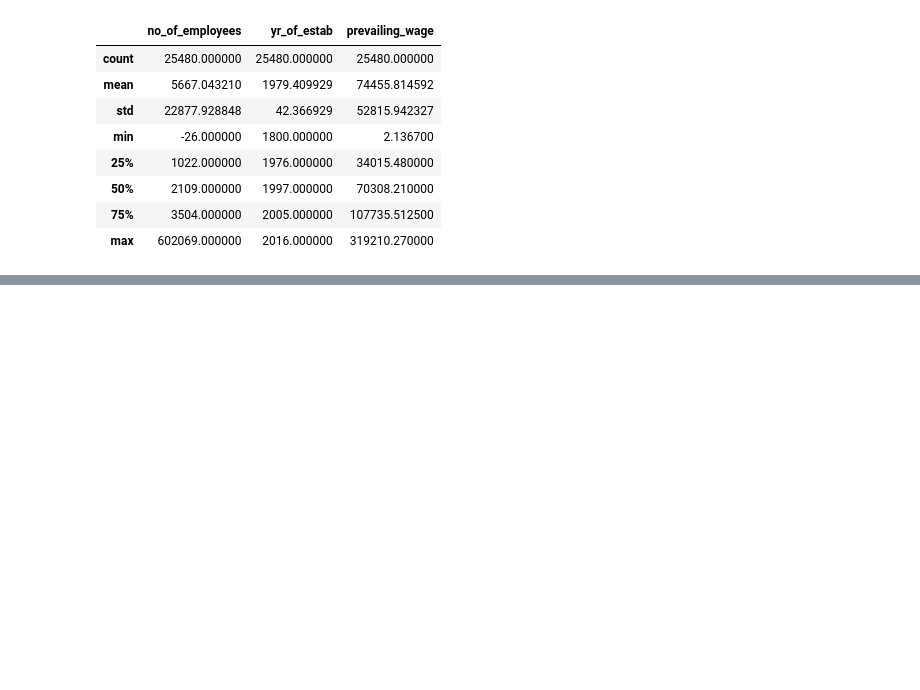
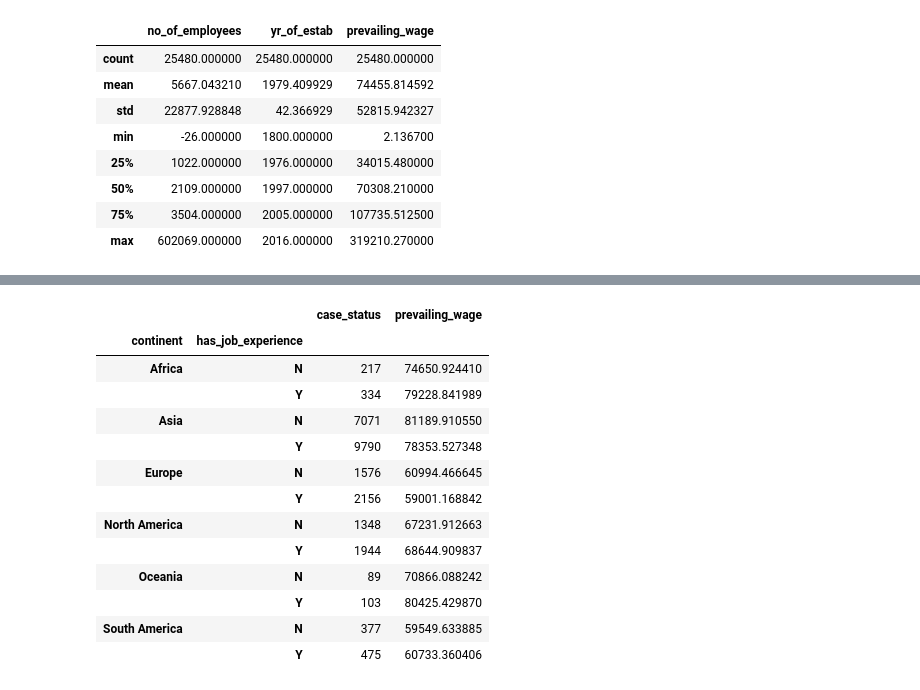
Before and after one commit to karanbgsr/MLOps, a Jupyter notebook: EDA.ipynb, the cells around one changed output, grey strips where cells are left out. Saved outputs shown, nothing was run; the diff lists cells and outputs as text; code cells hidden in the pictures; blank space fills up the shorter version.

```diff
--- a/EDA.ipynb
+++ b/EDA.ipynb
@@ -49,0 +181,18 @@ df.describe()
+# %%
+df.groupby(['continent','has_job_experience']).agg({'case_status':'count',
+                                                    'prevailing_wage':'mean'})
+# %% [output]
+|  |  | case_status | prevailing_wage |
+| continent | has_job_experience |  |  |
+| Africa | N | 217 | 74650.924410 |
+|  | Y | 334 | 79228.841989 |
+| Asia | N | 7071 | 81189.910550 |
+|  | Y | 9790 | 78353.527348 |
+| Europe | N | 1576 | 60994.466645 |
+|  | Y | 2156 | 59001.168842 |
+| North America | N | 1348 | 67231.912663 |
+|  | Y | 1944 | 68644.909837 |
+| Oceania | N | 89 | 70866.088242 |
+|  | Y | 103 | 80425.429870 |
+| South America | N | 377 | 59549.633885 |
+|  | Y | 475 | 60733.360406 |
```
Also changed, not shown: parts of 11 cells of this notebook, 1 other file.
